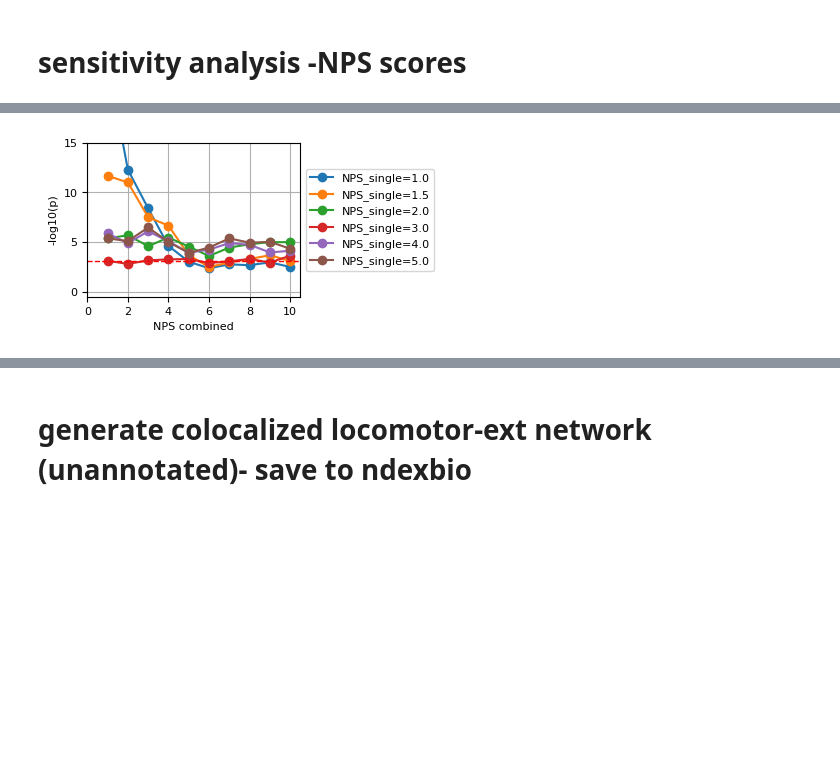
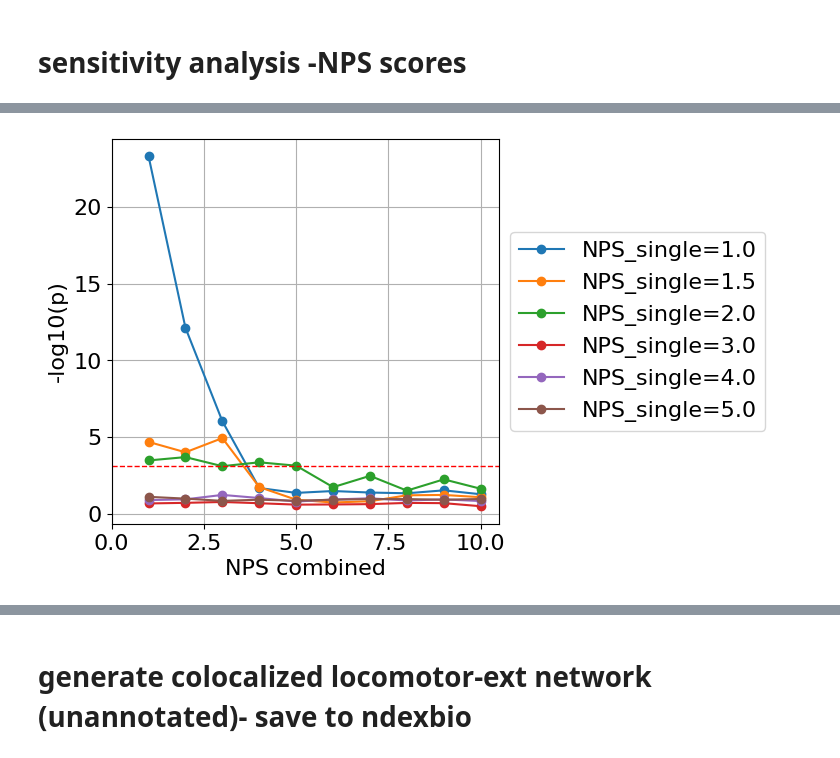
Before and after one commit to BSLeger/SUD_cross_species, a Jupyter notebook: loco_network_colocalization.ipynb, the cells around one changed output, grey strips where cells are left out. Saved outputs shown, nothing was run; the diff lists cells and outputs as text; code cells hidden in the pictures; blank space fills up the shorter version.

```diff
--- a/loco_network_colocalization.ipynb
+++ b/loco_network_colocalization.ipynb
@@ -139,12 +123,19 @@ dict_keys(['loco_bonf_PCNet2.0', 'loco_bonf_PCNet2.1', 'loco_bonf_PCNet2.2', 'lo
 # choose datasets for analysis
 # %%
 #modify for correct genesets
-cut_r= 'FDR'
+cut_r= 'top500'
 cut_h='top500'
-trait_r='loco_gsem'
-trait_h='ext'
+trait_r='loco_final_cf'
+trait_h='addict-rf'
 
 label_h,label_r,seed_h,seed_r,NPS_h,NPS_r,NPS=return_analysis_datasets(trait_r,cut_r,trait_h,cut_h,seed_dict,NPS_dict,interactome_name)
+
+if (trait_h=='addict-rf'):
+    shared_colour='shared_addict-rf'
+    shared_colour_alt='shared_alt_addict-rf'
+else:
+    shared_colour='shared'
+    shared_colour_alt='shared_alt'
 # %% [markdown]
 # compare seed genes
 # %%
@@ -168,5 +145,3 @@ seed_r.intersection(seed_h)
-# %%
-save_fig=False
 # %%
 venn_seeds(seed_r, seed_h, label_r, label_h, colour_dict[trait_r],colour_dict[trait_h],all_nodes,interactome_name, savefig=save_fig)
 # %% [output]
@@ -207,6 +182,8 @@ z12list=[cut_single]
 #set the Z-score cutoffs to calculate network enrichment significance
 zlist = [1,2,3,4,5,6,7,8,9,10]
 z12list = [1,1.5,2,3,4,5]
+# %%
+rerun_colocalization=False
 # %%
 coloc_filename=f'colocalization_scores/colocScore_{label_r}_{label_h}_{interactome_name}.tsv'
 if rerun_colocalization | (not (os.path.exists(coloc_filename))):
@@ -329,5 +304,5 @@ See the caveats in the documentation: https://pandas.pydata.org/pandas-docs/stab
 # %%
-NPS_lineplot(netcoloc_enrichment_df,'-log10(p)','network_overlap_pval_'+label_r+'_'+label_h+'_'+interactome_name+'.svg',xrange=[0,10.5],yrange=[-0.5,15], savefig=save_fig,sigline=True)
+NPS_lineplot(netcoloc_enrichment_df,'-log10(p)','network_overlap_pval_'+label_r+'_'+label_h+'_'+interactome_name+'.svg',xrange=[0,10.5],yrange=None, savefig=save_fig,sigline=True)
 # %% [output]
-[figure, old version]
+[figure, new version]
 # %%
```
Also changed, not shown: parts of 23 cells of this notebook, 10 other files.
